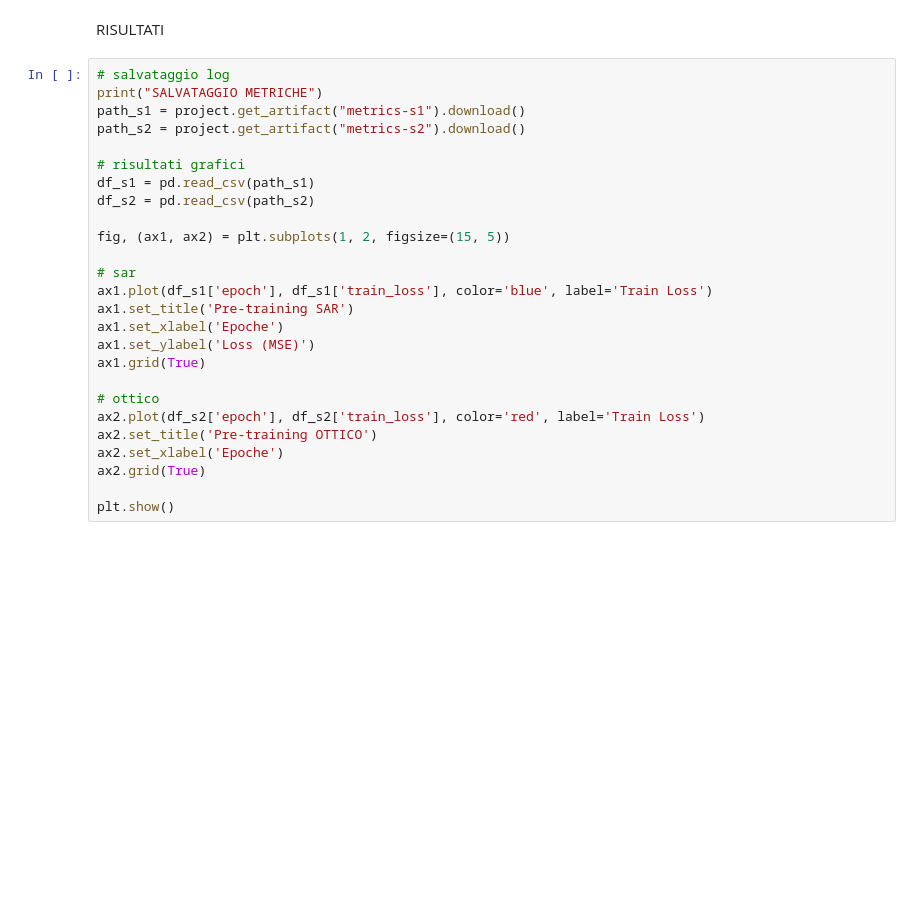
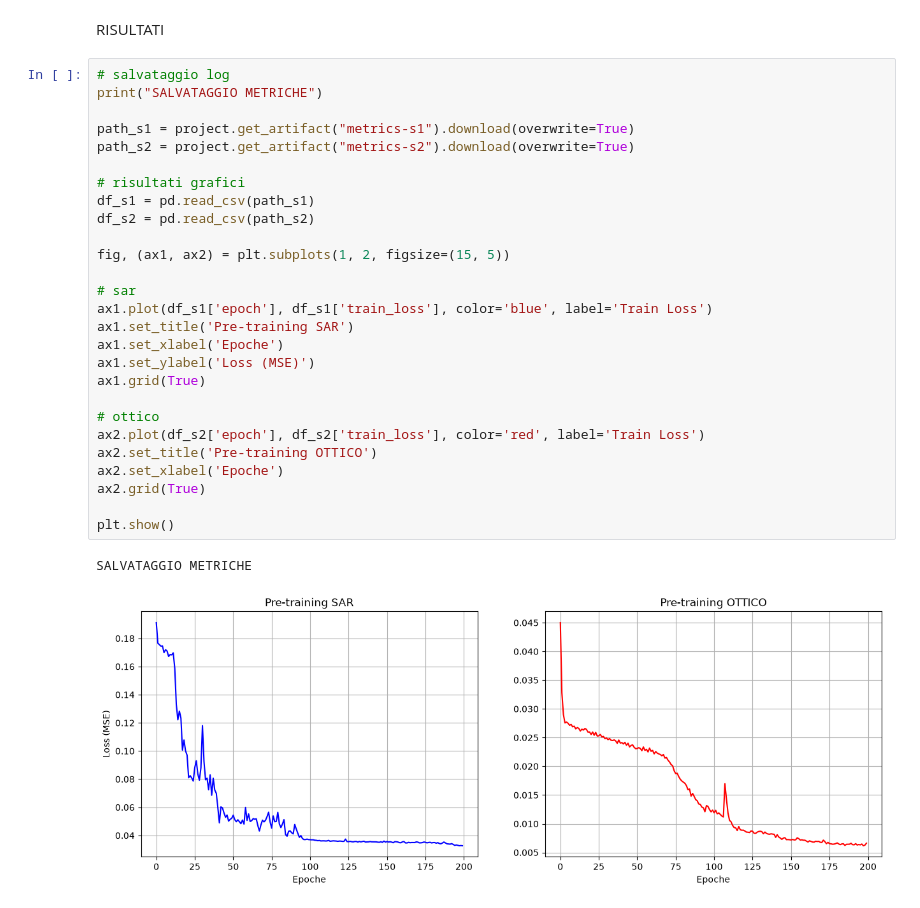
Before and after one commit to mattiaBarbo2002/TESI, a Jupyter notebook: 2_training/main.ipynb, the cells around one changed output. Cells and saved outputs as stored; diff of their text form; blank space fills up the shorter version.

```diff
--- a/2_training/main.ipynb
+++ b/2_training/main.ipynb
@@ -102,26 +102,30 @@ RISULTATI
 # %%
 # salvataggio log
 print("SALVATAGGIO METRICHE")
-path_s1 = project.get_artifact("metrics-s1").download()
-path_s2 = project.get_artifact("metrics-s2").download()
+
+path_s1 = project.get_artifact("metrics-s1").download(overwrite=True)
+path_s2 = project.get_artifact("metrics-s2").download(overwrite=True)
 
 # risultati grafici
 df_s1 = pd.read_csv(path_s1)
 df_s2 = pd.read_csv(path_s2)
 
 fig, (ax1, ax2) = plt.subplots(1, 2, figsize=(15, 5))
 
 # sar
 ax1.plot(df_s1['epoch'], df_s1['train_loss'], color='blue', label='Train Loss')
 ax1.set_title('Pre-training SAR')
 ax1.set_xlabel('Epoche')
 ax1.set_ylabel('Loss (MSE)')
 ax1.grid(True)
 
 # ottico
 ax2.plot(df_s2['epoch'], df_s2['train_loss'], color='red', label='Train Loss')
 ax2.set_title('Pre-training OTTICO')
 ax2.set_xlabel('Epoche')
 ax2.grid(True)
 
 plt.show()
+# %% [output]
+SALVATAGGIO METRICHE
+[figure, added]
```
Also changed, not shown: parts of 2 cells of this notebook, 5 other files.
